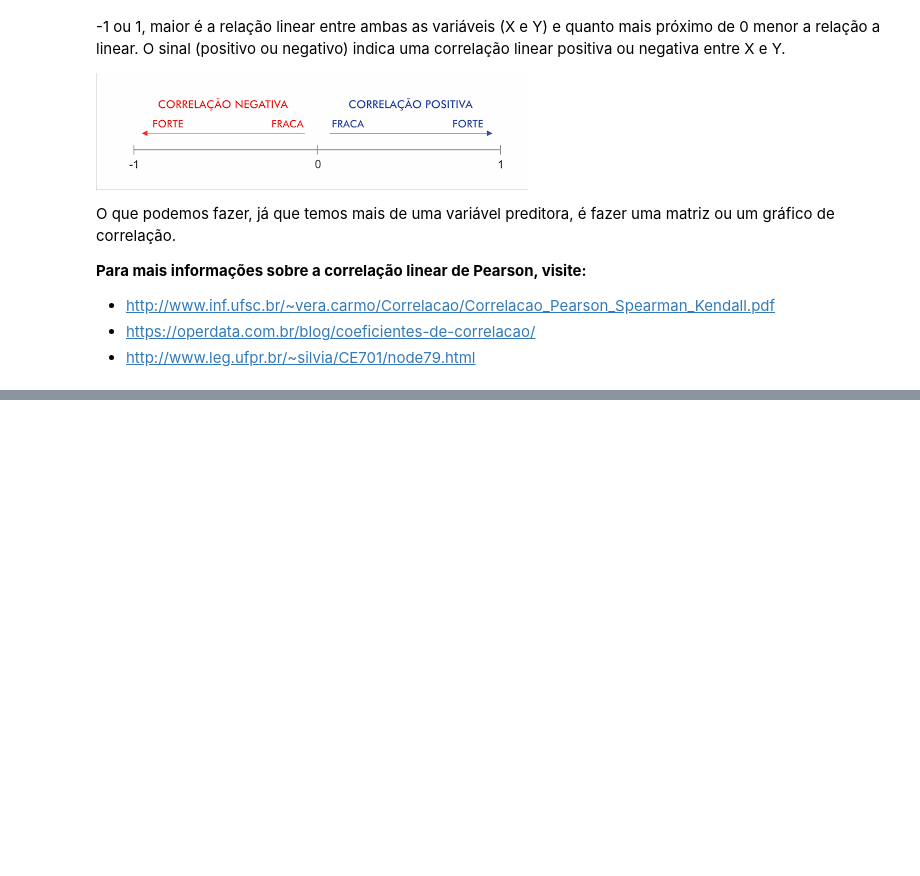
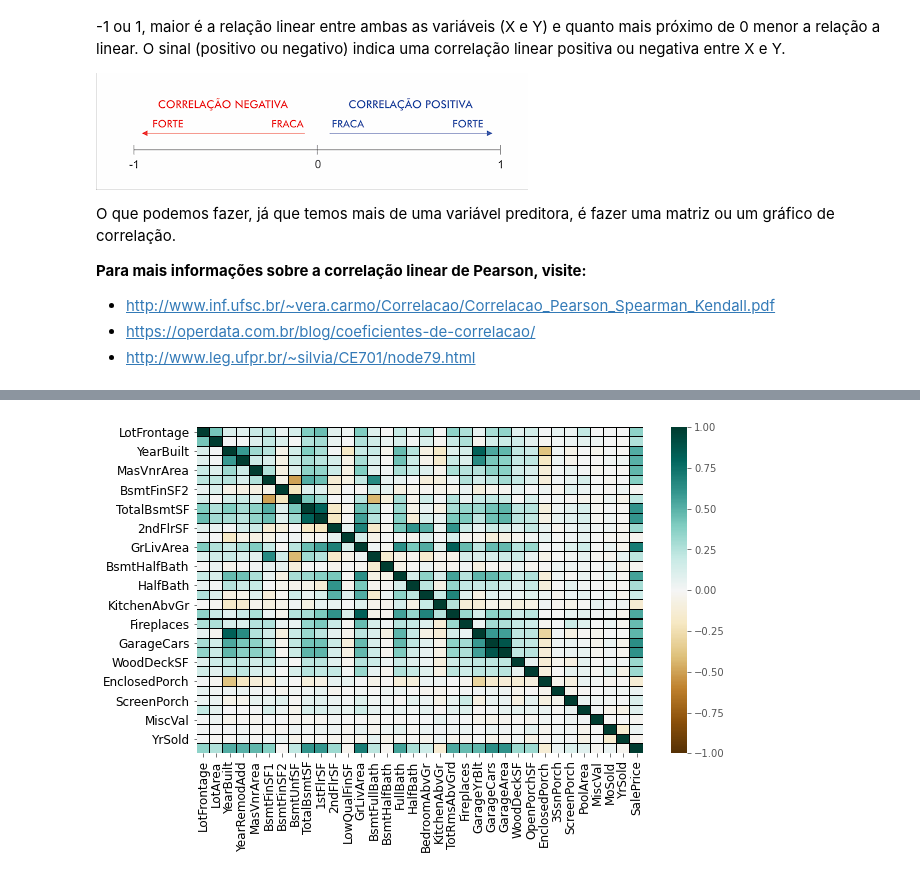
Before and after one commit to barbosarafael/Projetos, a Jupyter notebook: House Prices - Advanced Regression Techniques/notebook_house_prices.ipynb, the cells around one changed output, grey strips where cells are left out. Saved outputs shown, nothing was run; the diff lists cells and outputs as text; code cells hidden in the pictures; blank space fills up the shorter version.

```diff
--- a/House Prices - Advanced Regression Techniques/notebook_house_prices.ipynb
+++ b/House Prices - Advanced Regression Techniques/notebook_house_prices.ipynb
@@ -230,0 +239,16 @@ O que podemos fazer, já que temos mais de uma variável preditora, é fazer uma
+# %%
+var_quant = treino._get_numeric_data()
+var_quant = var_quant.drop(["Id", "MSSubClass", "OverallQual", "OverallCond"], axis = 1)
+
+
+corr_var_quant = var_quant.corr()
+
+plt.figure(figsize = [10, 6])
+sns.heatmap(data = corr_var_quant, vmin = -1, vmax = 1, linewidths = 0.01, linecolor = "black", cmap = "BrBG")
+plt.xlabel("", fontsize = 14, color = "black")
+plt.ylabel("", fontsize = 14, color = "black")
+plt.tick_params(axis = "x", labelsize = 12, labelcolor = "black")
+plt.tick_params(axis = "y", labelsize = 12, labelcolor = "black")
+plt.show()
+# %% [output]
+[figure, added]
```
Also changed, not shown: parts of 13 cells of this notebook.
